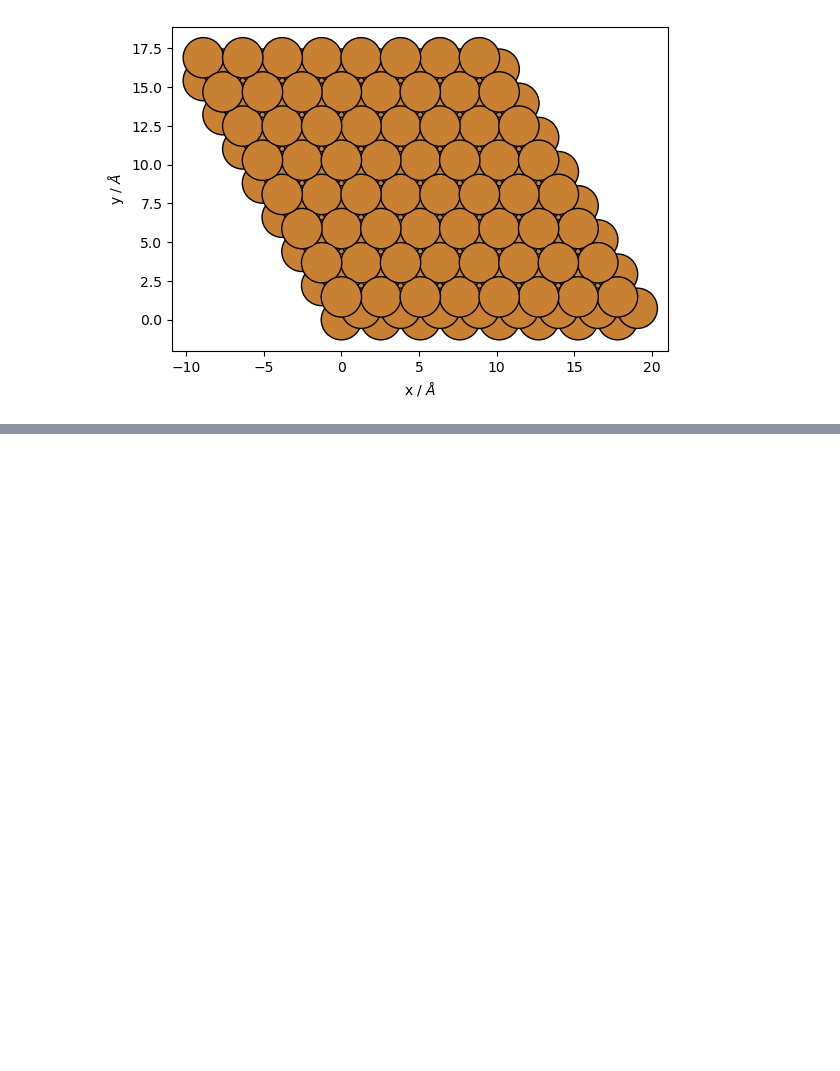
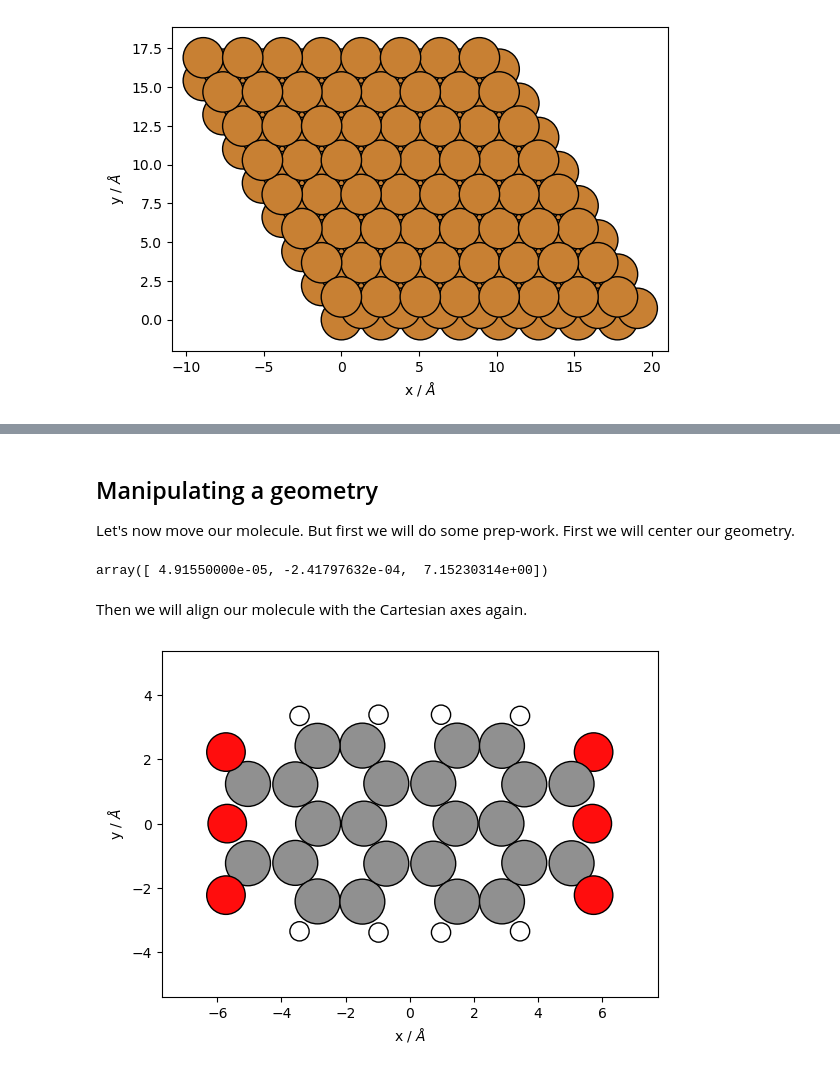
Before and after one commit to maurergroup/dfttools, a Jupyter notebook: tutorials/tutorial_geometry.ipynb, the cells around one changed output, grey strips where cells are left out. Cells and saved outputs as stored; diff of their text form; code cells hidden in the pictures; blank space fills up the shorter version.

```diff
--- a/tutorials/tutorial_geometry.ipynb
+++ b/tutorials/tutorial_geometry.ipynb
@@ -52,0 +106,15 @@ geom_surf_rep.visualise()
+# %% [markdown]
+## Manipulating a geometry
+
+Let's now move our molecule. But first we will do some prep-work. First we will center our geometry.
+# %%
+mol.center_coordinates()
+# %% [output]
+array([ 4.91550000e-05, -2.41797632e-04,  7.15230314e+00])
+# %% [markdown]
+Then we will align our molecule with the Cartesian axes again.
+# %%
+mol.align_main_axis_along_xyz()
+mol.visualise()
+# %% [output]
+[figure, added]
```
Also changed, not shown: parts of 28 cells of this notebook, 3 other files.
